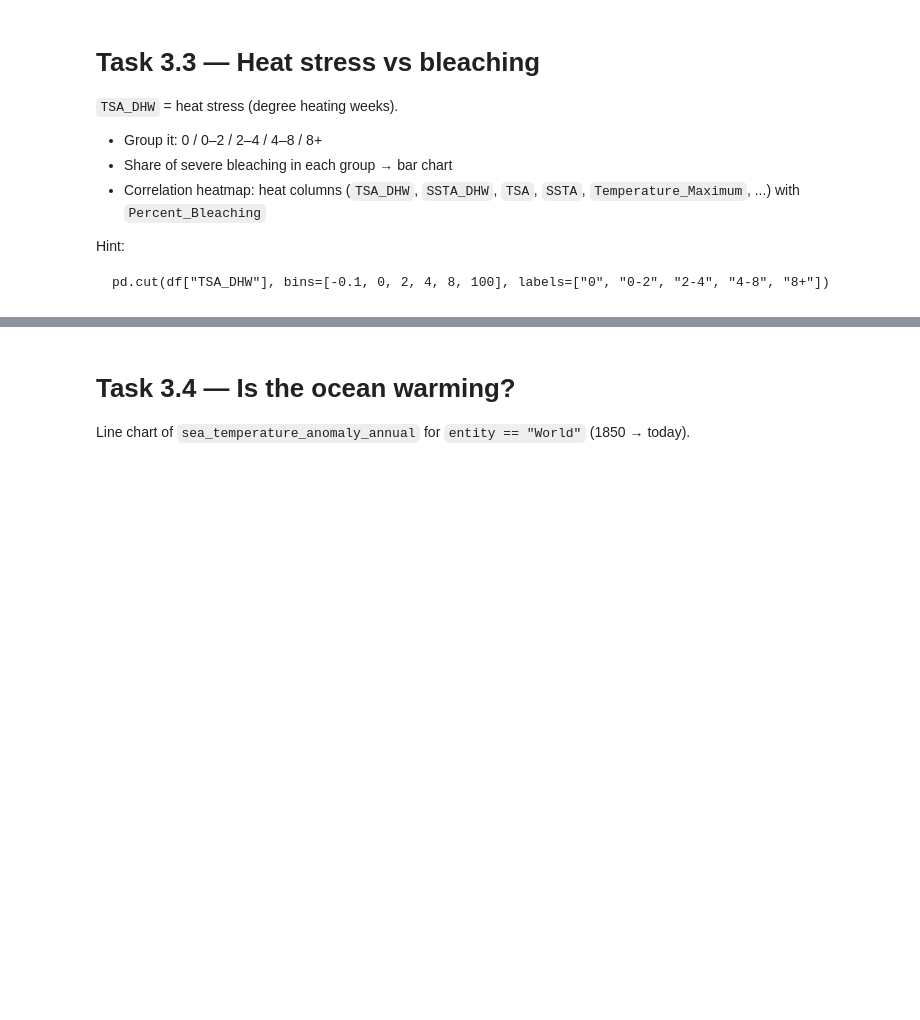
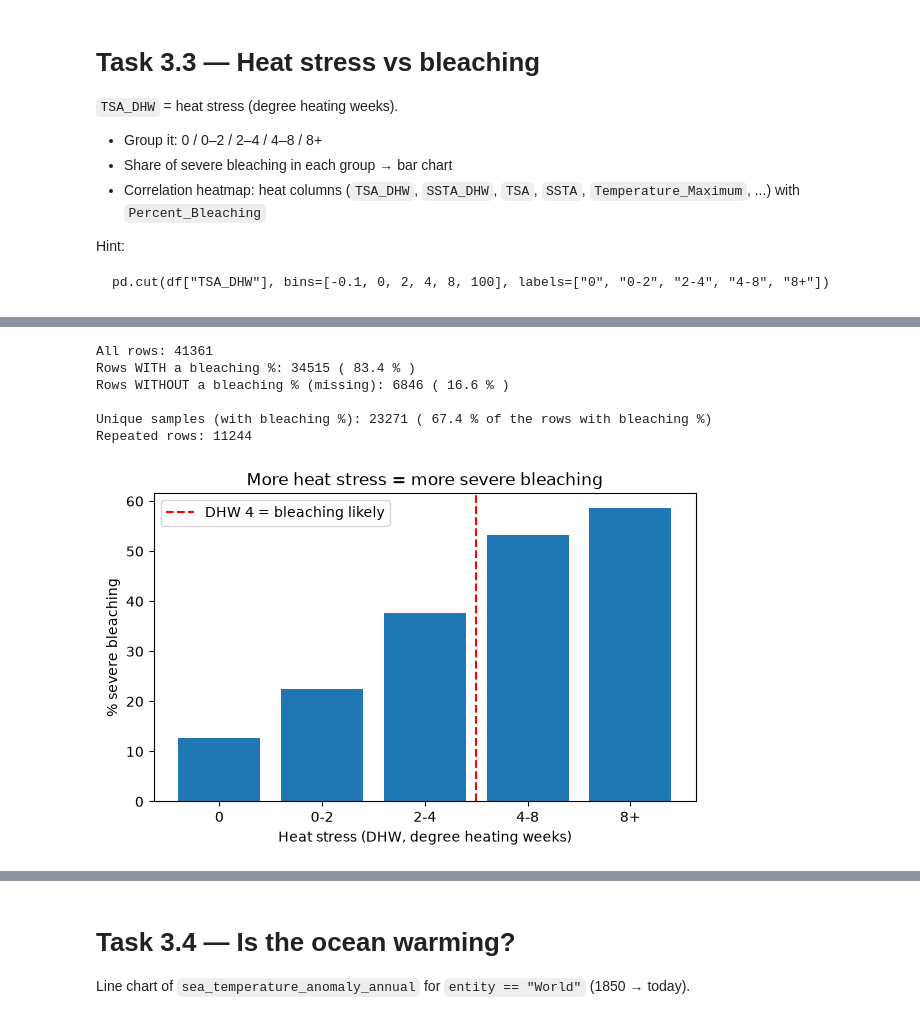
Before and after one commit to xkh11/kanz-ml-project-tuwaiq-academy, a Jupyter notebook: notebooks/Kanz_EDA.ipynb, the cells around one changed output, grey strips where cells are left out. Cells and saved outputs as stored; diff of their text form; code cells hidden in the pictures; blank space fills up the shorter version.

````diff
--- a/notebooks/Kanz_EDA.ipynb
+++ b/notebooks/Kanz_EDA.ipynb
@@ -395,4 +493,16 @@ Hint:
 pd.cut(df["TSA_DHW"], bins=[-0.1, 0, 2, 4, 8, 100], labels=["0", "0-2", "2-4", "4-8", "8+"])
 ```
 # %%
-#TO-DO
+#Task 3.3 — Heat stress vs bleaching
+
+#1- group the heat stress (DHW)
+df["dhw_group"] = pd.cut(df["TSA_DHW"], bins=[-0.1, 0, 2, 4, 8, 100],
+                         labels=["0", "0-2", "2-4", "4-8", "8+"])
+
+#2- share of severe bleaching (target == 2) in each group
+df["is_severe"] = df["target"] == 2
+severe_by_heat = df.groupby("dhw_group", observed=True).agg(
+    samples=("is_severe", "size"),
+    severe_pct=("is_severe", "mean"))
+severe_by_heat["severe_pct"] = (severe_by_heat["severe_pct"] * 100).round(1)
+severe_by_heat
@@ -399,3 +517,38 @@ pd.cut(df["TSA_DHW"], bins=[-0.1, 0, 2, 4, 8, 100], labels=["0", "0-2", "2-4", "
+# %%
+#Task 3.1 — Data quality check
+
+#1- rows that have a bleaching %
+has_bleaching = bleaching["Percent_Bleaching"].notna()
+n_all = len(bleaching)
+n_bleach = has_bleaching.sum()
+
+print("All rows:", n_all)
+print("Rows WITH a bleaching %:", n_bleach, "(", round(n_bleach / n_all * 100, 1), "% )")
+print("Rows WITHOUT a bleaching % (missing):", n_all - n_bleach, "(", round((n_all - n_bleach) / n_all * 100, 1), "% )")
+
+#2- unique samples (each sample is repeated once per seabed type)
+n_unique = bleaching.loc[has_bleaching, "Sample_ID"].nunique()
+print("\nUnique samples (with bleaching %):", n_unique, "(", round(n_unique / n_bleach * 100, 1), "% of the rows with bleaching %)")
+print("Repeated rows:", n_bleach - n_unique)
+# %% [output]
+All rows: 41361
+Rows WITH a bleaching %: 34515 ( 83.4 % )
+Rows WITHOUT a bleaching % (missing): 6846 ( 16.6 % )
+
+Unique samples (with bleaching %): 23271 ( 67.4 % of the rows with bleaching %)
+Repeated rows: 11244
+# %%
+#3- bar chart
+plt.figure(figsize=(7, 4))
+plt.bar(severe_by_heat.index.astype(str), severe_by_heat["severe_pct"])
+plt.axvline(2.5, color="red", linestyle="--", label="DHW 4 = bleaching likely")
+plt.title("More heat stress = more severe bleaching")
+plt.xlabel("Heat stress (DHW, degree heating weeks)")
+plt.ylabel("% severe bleaching")
+plt.legend()
+plt.show()
+# %% [output]
+[figure, added]
 # %% [markdown]
 **What did you learn? (2–3 lines with numbers)**
 
````
Also changed, not shown: parts of 27 cells of this notebook.
